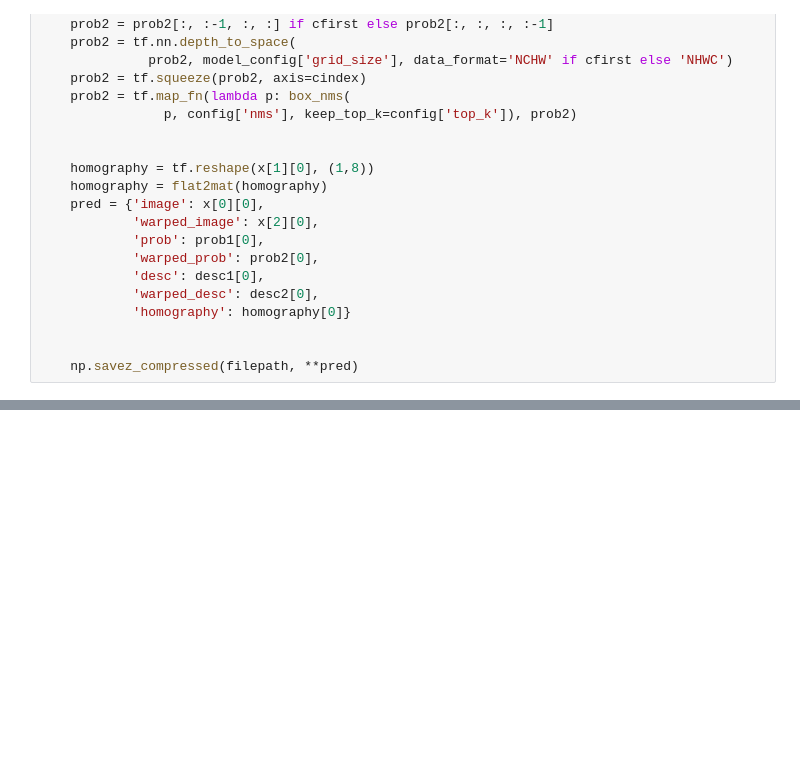
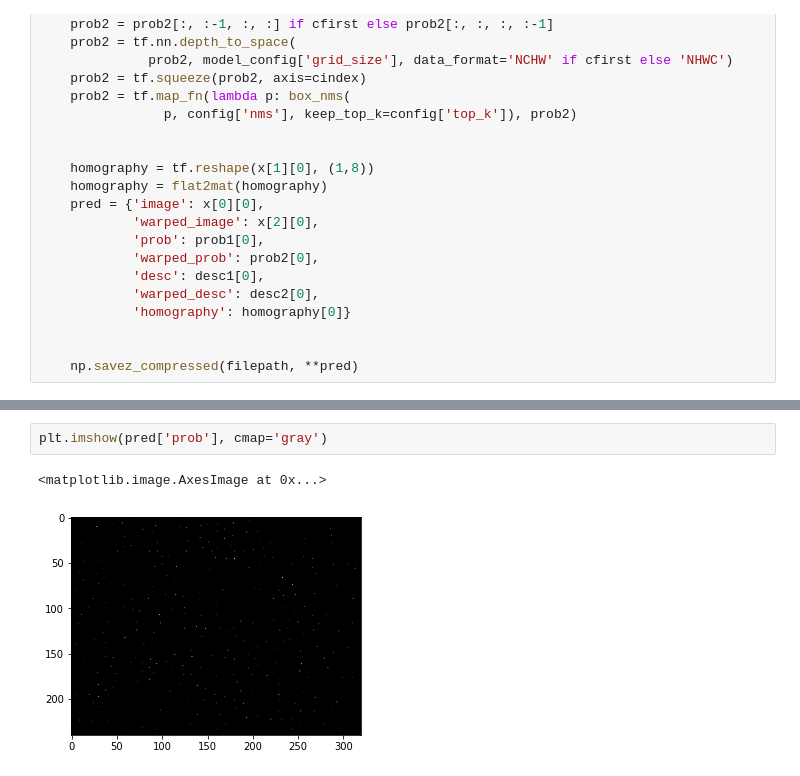
Before and after one commit to amit205/multi-task-learning, a Jupyter notebook: export_descriptors_hpatches.ipynb, the cells around one changed output, grey strips where cells are left out. Drawn from its saved outputs; the diff is of its cells as text; blank space fills up the shorter version.

```diff
--- a/export_descriptors_hpatches.ipynb
+++ b/export_descriptors_hpatches.ipynb
@@ -627,0 +703,5 @@ for i in range(len(files['image_paths'])):
+# %%
+plt.imshow(pred['prob'], cmap='gray')
+# %% [output]
+<matplotlib.image.AxesImage at 0x...>
+[figure, added]
```
Also changed, not shown: parts of 8 cells of this notebook, 3 other files.
